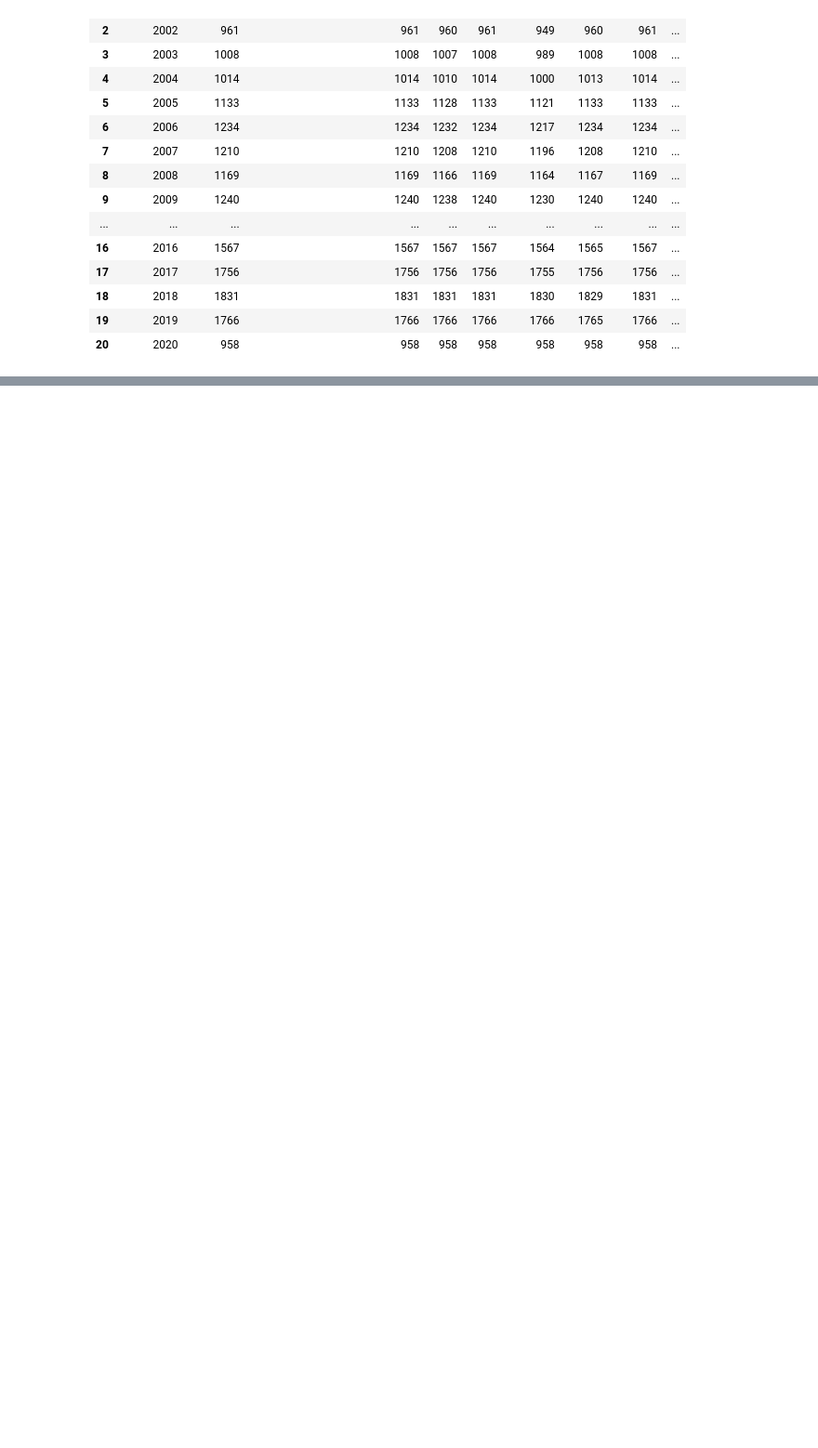
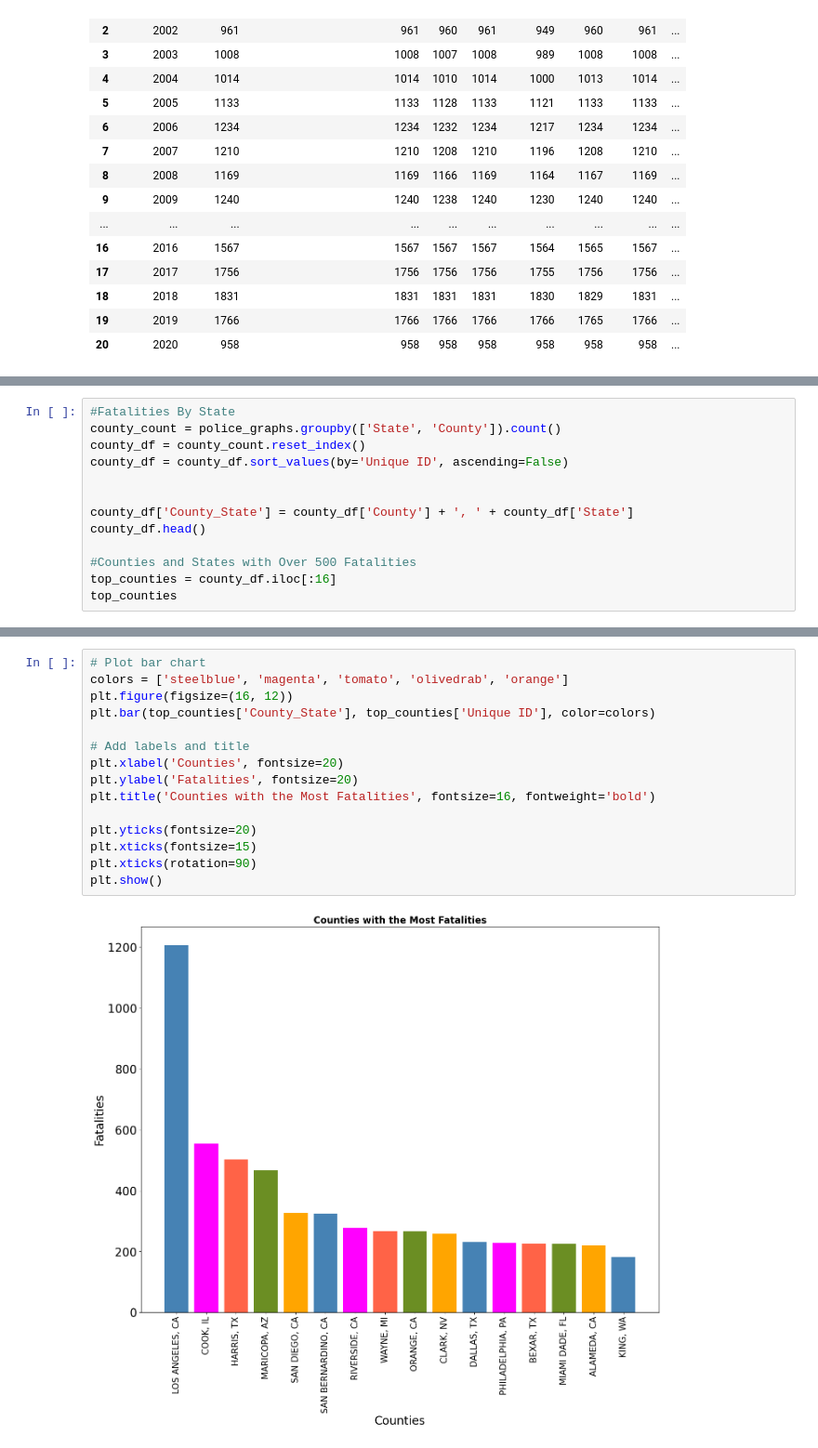
Before and after one commit to cat-mang/LESO_Analysis_Proj, a Jupyter notebook: notebooks/police_graphs.ipynb, the cells around one changed output, grey strips where cells are left out. Shown at 93% size. Drawn from its saved outputs; the diff is of its cells as text; blank space fills up the shorter version.

```diff
--- a/notebooks/police_graphs.ipynb
+++ b/notebooks/police_graphs.ipynb
@@ -76,0 +127,13 @@ plt.show()
+# %%
+#Fatalities By State
+county_count = police_graphs.groupby(['State', 'County']).count()
+county_df = county_count.reset_index()
+county_df = county_df.sort_values(by='Unique ID', ascending=False)
+
+
+county_df['County_State'] = county_df['County'] + ', ' + county_df['State']
+county_df.head()
+
+#Counties and States with Over 500 Fatalities
+top_counties = county_df.iloc[:16]
+top_counties
@@ -76,0 +158,17 @@ plt.show()
+# %%
+# Plot bar chart
+colors = ['steelblue', 'magenta', 'tomato', 'olivedrab', 'orange']
+plt.figure(figsize=(16, 12))
+plt.bar(top_counties['County_State'], top_counties['Unique ID'], color=colors)
+
+# Add labels and title
+plt.xlabel('Counties', fontsize=20)
+plt.ylabel('Fatalities', fontsize=20)
+plt.title('Counties with the Most Fatalities', fontsize=16, fontweight='bold')
+
+plt.yticks(fontsize=20)
+plt.xticks(fontsize=15)
+plt.xticks(rotation=90)
+plt.show()
+# %% [output]
+[figure, added]
```
Also changed, not shown: parts of 5 cells of this notebook, 7 other files.
